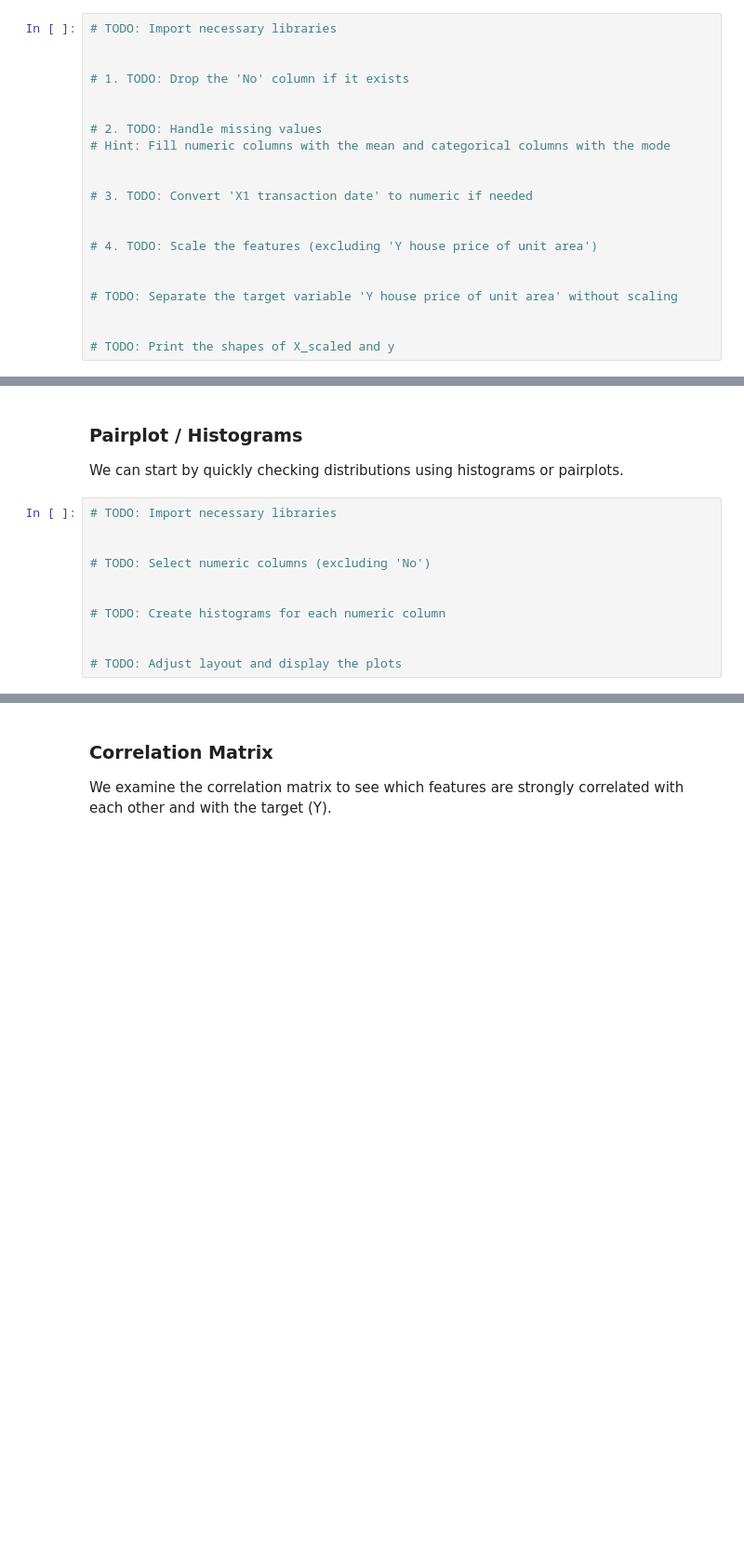
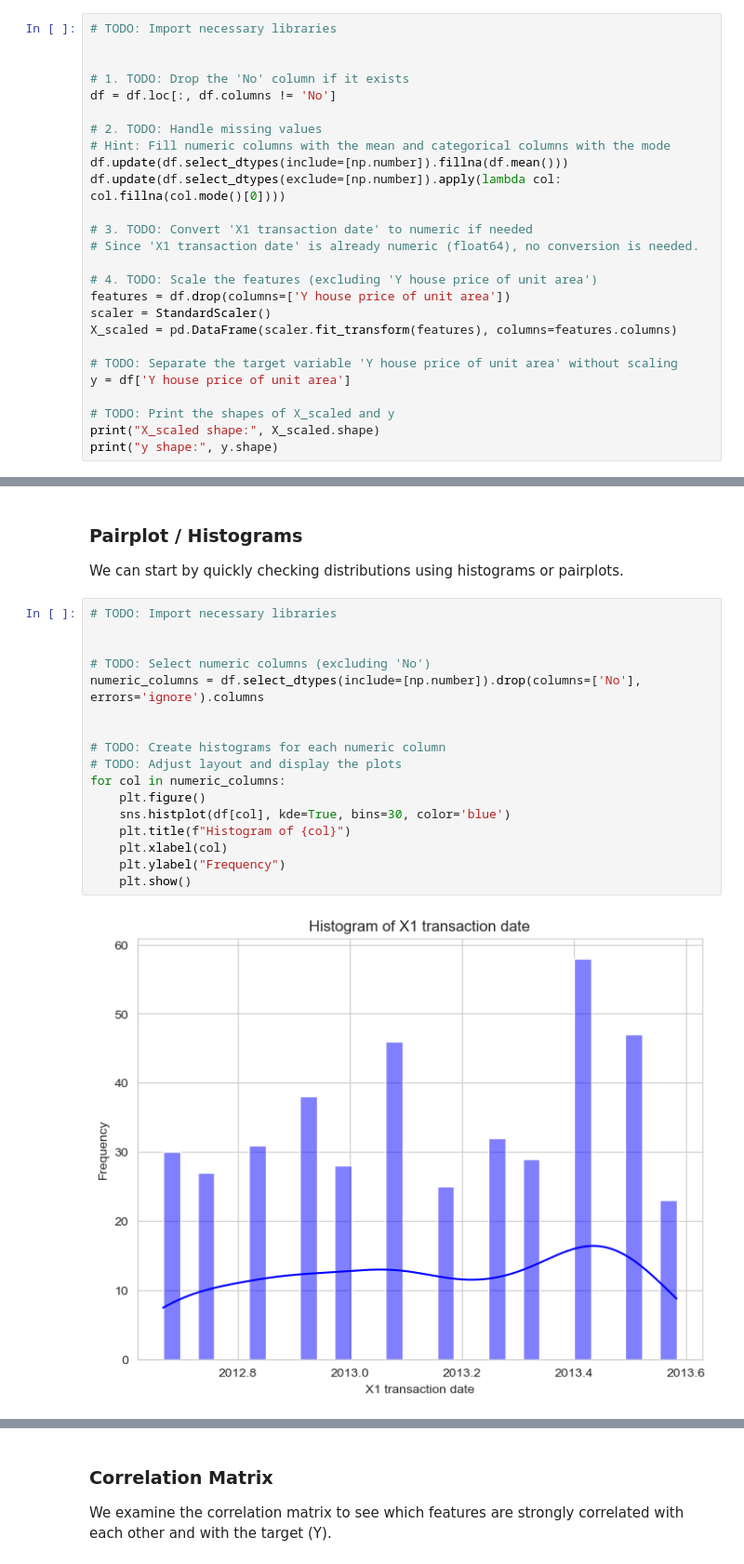
Before and after one commit to mohamd7ali/ML, a Jupyter notebook: real_estate.ipynb, the cells around one changed output, grey strips where cells are left out. Shown at 93% size. Cells and saved outputs as stored; diff of their text form; blank space fills up the shorter version.

```diff
--- a/real_estate.ipynb
+++ b/real_estate.ipynb
@@ -163,19 +179,24 @@ Here, `Y` (house price of unit area) is our target. We assume all other numeric
 
 
 # 1. TODO: Drop the 'No' column if it exists
-
+df = df.loc[:, df.columns != 'No']
 
 # 2. TODO: Handle missing values
 # Hint: Fill numeric columns with the mean and categorical columns with the mode
-
+df.update(df.select_dtypes(include=[np.number]).fillna(df.mean()))
+df.update(df.select_dtypes(exclude=[np.number]).apply(lambda col: col.fillna(col.mode()[0])))
 
 # 3. TODO: Convert 'X1 transaction date' to numeric if needed
-
+# Since 'X1 transaction date' is already numeric (float64), no conversion is needed.
 
 # 4. TODO: Scale the features (excluding 'Y house price of unit area')
-
+features = df.drop(columns=['Y house price of unit area'])
+scaler = StandardScaler()
+X_scaled = pd.DataFrame(scaler.fit_transform(features), columns=features.columns)
 
 # TODO: Separate the target variable 'Y house price of unit area' without scaling
-
+y = df['Y house price of unit area']
 
 # TODO: Print the shapes of X_scaled and y
+print("X_scaled shape:", X_scaled.shape)
+print("y shape:", y.shape)
@@ -186,11 +210,19 @@ We can start by quickly checking distributions using histograms or pairplots.
 # %%
 # TODO: Import necessary libraries
 
 
 # TODO: Select numeric columns (excluding 'No')
+numeric_columns = df.select_dtypes(include=[np.number]).drop(columns=['No'], errors='ignore').columns
 
 
 # TODO: Create histograms for each numeric column
-
-
 # TODO: Adjust layout and display the plots
+for col in numeric_columns:
+    plt.figure()
+    sns.histplot(df[col], kde=True, bins=30, color='blue')
+    plt.title(f"Histogram of {col}")
+    plt.xlabel(col)
+    plt.ylabel("Frequency")
+    plt.show()
+# %% [output]
+[figure, added]
```
Also changed, not shown: parts of 4 cells of this notebook.
